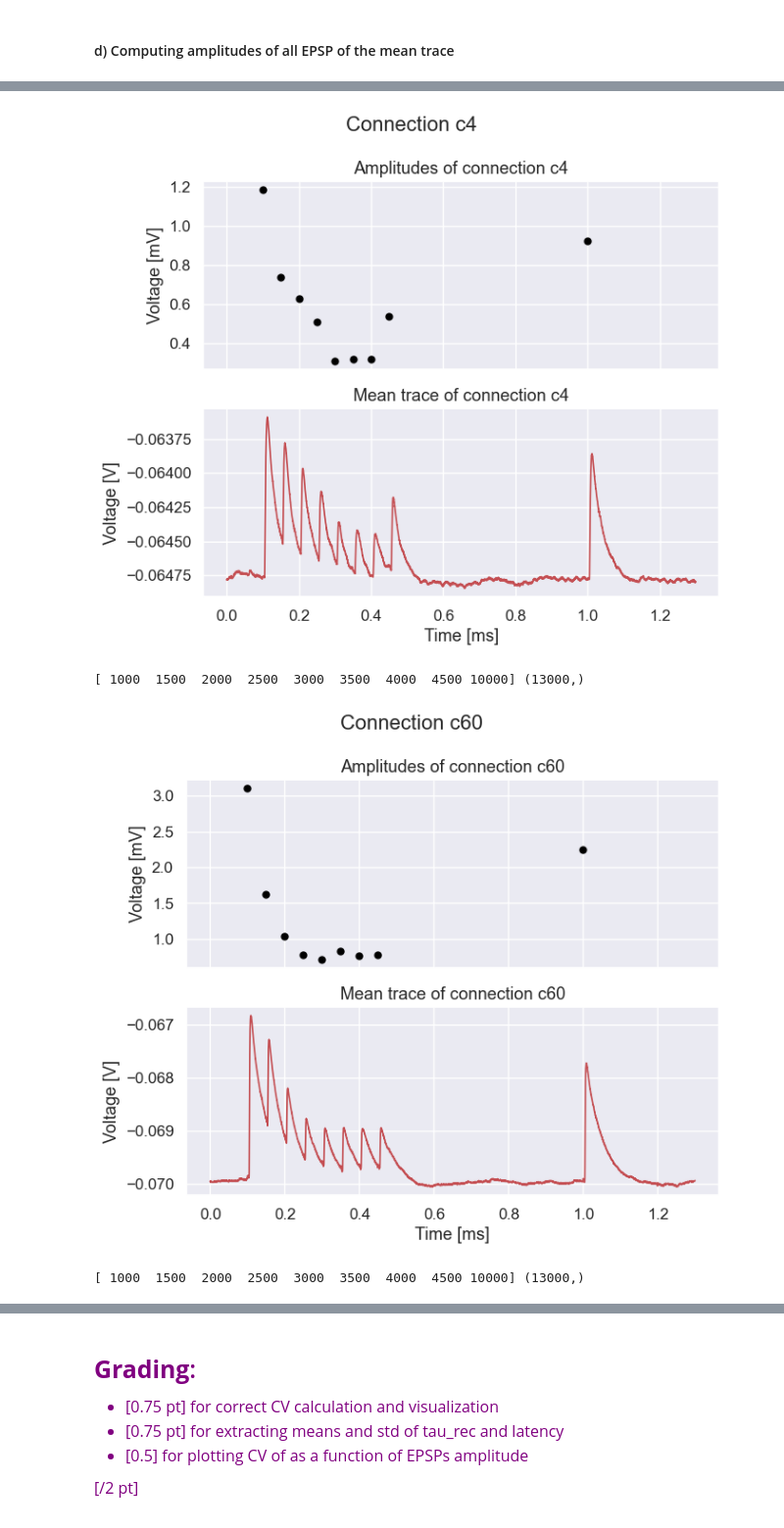
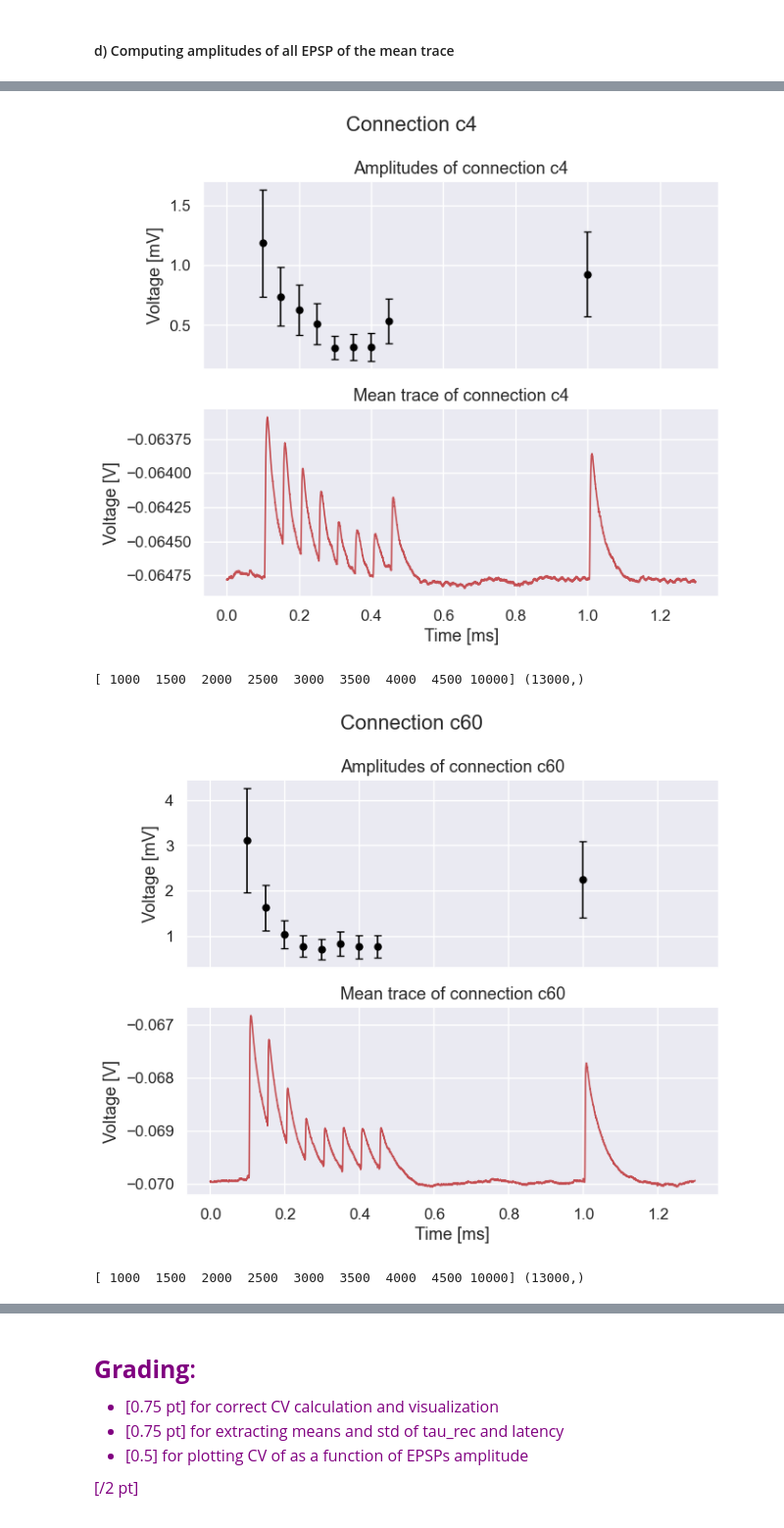
Before and after one commit to ejayromero/biophysics-NX-450, a Jupyter notebook: Week_8/Week8_HomeWork.ipynb, the cells around one changed output, grey strips where cells are left out. Shown at 98% size. Cells and saved outputs as stored; diff of their text form; code cells hidden in the pictures.

```diff
--- a/Week_8/Week8_HomeWork.ipynb
+++ b/Week_8/Week8_HomeWork.ipynb
@@ -164,7 +168,7 @@ def extract_EPSP_features(psp_trace, psp_time, stimulation_time):
     -------
     psp_percent : dictionary with psp amplitudes at 5%, 20% and 80% of the amplitude
     times : dictionary with psp times at 5%, 20% and 80% of the amplitude
-    amplitude : mplitude of the first EPSP computed as the difference between the 20 and the 80 % of rise
+    amplitude : amplitude of the first EPSP computed as the difference between the 20 and the 80 % of rise
     tau_rise : distance between the time of 20% and 80% of the rise of the EPSP [s]
     latency : time between the AP of the presynaptic cell and 5% amplitude rise of the EPSP [s]
     """
@@ -229,12 +233,12 @@ def plot_features(ax, c_type, psp_trace, psp_time, psp_percent, psp_times, ampli
     ax.scatter(psp_times["eighty"], psp_percent["eighty"], c="m", label="80%")
     ax.set_xlabel("Time [s]")
     ax.set_ylabel("Voltage [V]")
-    ax.set_title(f"Features of connection {c_type}")
+    ax.set_title(f"PSP amplitude for connection {c_type}")
     ax.legend()
     print("Features for connection ", c_type, ":")
     print("Amplitude = ", np.abs(amplitude*1000.0), "mV")
     print("Tau_rise = ", tau_rise, "s")
-    print("latency = ", latency, "s")
+    print("latency = ", latency, "s \n")
 # %%
 stimulation_time = time[stimulation_indices[0]]
 
@@ -288,26 +317,32 @@ def extract_amplitude(psp_trace):
     """Extract amplitude from a single EPSP trace and convert to mV"""
     max_psp = np.max(psp_trace)
     min_psp = np.min(psp_trace)
+    std_psp = np.std(psp_trace)
 
-    return np.abs(max_psp - min_psp) * 1000
+    return np.abs(max_psp - min_psp) * 1000, std_psp * 1000
 # %%
 def amp_extraction(mean_trace, time, stimulation_indices):
     """Extract amplitudes of all connections"""
     amplitudes = np.array([])
+    stds = np.array([])
     for index in stimulation_indices:
         psp_trace, psp_time = extract_PSP_window(mean_trace, time, index)
-        amp = extract_amplitude(psp_trace)
+        amp, std = extract_amplitude(psp_trace)
 
         amplitudes = np.append(amplitudes, amp)
-    return psp_trace, psp_time, amplitudes
+        stds = np.append(stds, std)
+    return psp_trace, psp_time, amplitudes, stds
 
-def plot_amplitudes(c_type, psp_trace, psp_time, amplitudes):
+def plot_amplitudes(c_type, psp_trace, psp_time, amplitudes, stds):
+    """Plot amplitudes of all connections"""
+
     plt.rcParams['lines.markersize'] = 5
     plt.rcParams['lines.linewidth'] = 1.2
     fig, ax = plt.subplots(2, 1, figsize=(7, 6), sharex=True)
     fig.suptitle(f"Connection {c_type}")
     print(stimulation_indices, time.shape)
     ax[0].scatter(time[stimulation_indices], amplitudes, c="black")
+    ax[0].errorbar(time[stimulation_indices], amplitudes, yerr=stds, fmt="none", c="black", capsize=3)
     ax[1].plot(time, mean_trace, "r")
     ax[0].set_title(f"Amplitudes of connection {c_type}")
     ax[1].set_title(f"Mean trace of connection {c_type}")
@@ -319,20 +354,22 @@ def plot_amplitudes(c_type, psp_trace, psp_time, amplitudes):
 # %%
 # initiating vectors of features
 amplitudes = []
 psp_traces = []
 psp_time = []
+stds = []
 
 for mean_trace, c_type in zip(mean_traces, c_types):
     # getting features
-    psp_trace, psp_tim, amplitude = amp_extraction(mean_trace, time, stimulation_indices)
+    psp_trace, psp_tim, amplitude, std = amp_extraction(mean_trace, time, stimulation_indices)
     # stocking features
     amplitudes.append(amplitude)
     psp_traces.append(psp_trace)
     psp_time.append(psp_tim)
-    plot_amplitudes(c_type, mean_trace, time, amplitude)
+    stds.append(std)
+    plot_amplitudes(c_type, mean_trace, time, amplitude, std)
 # %% [output]
 [ 1000  1500  2000  2500  3000  3500  4000  4500 10000] (13000,)
-[figure, old version]
+[figure, new version]
 [ 1000  1500  2000  2500  3000  3500  4000  4500 10000] (13000,)
-[figure, old version]
+[figure, new version]
 [ 1000  1500  2000  2500  3000  3500  4000  4500 10000] (13000,)
```
Also changed, not shown: parts of 8 cells of this notebook.
